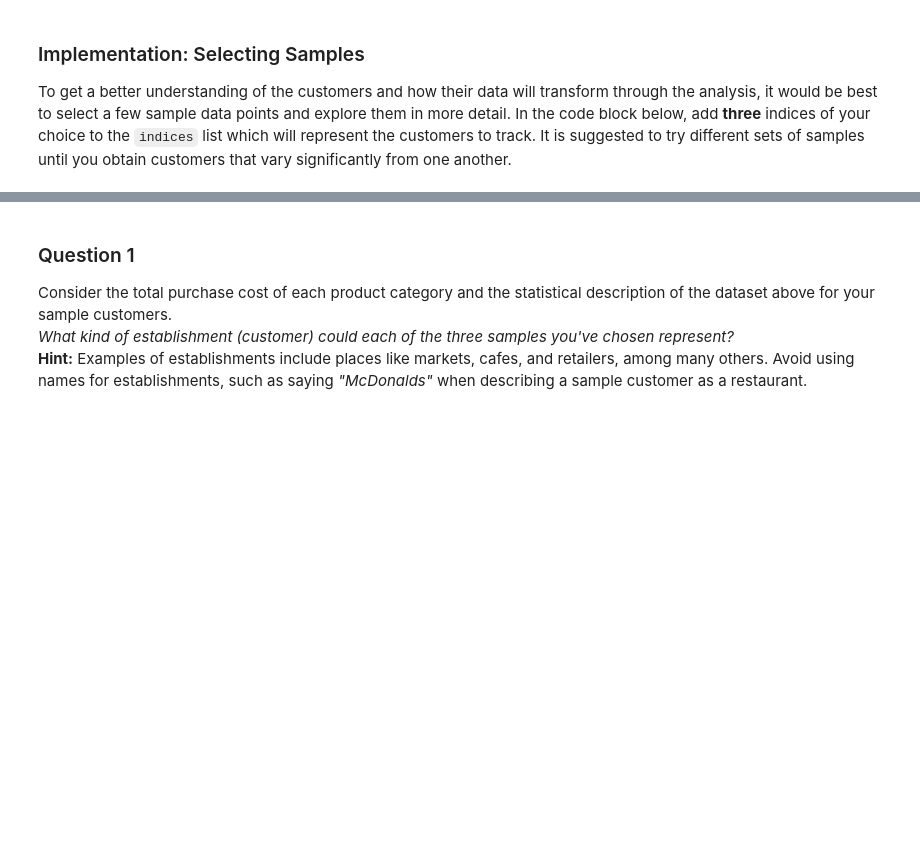
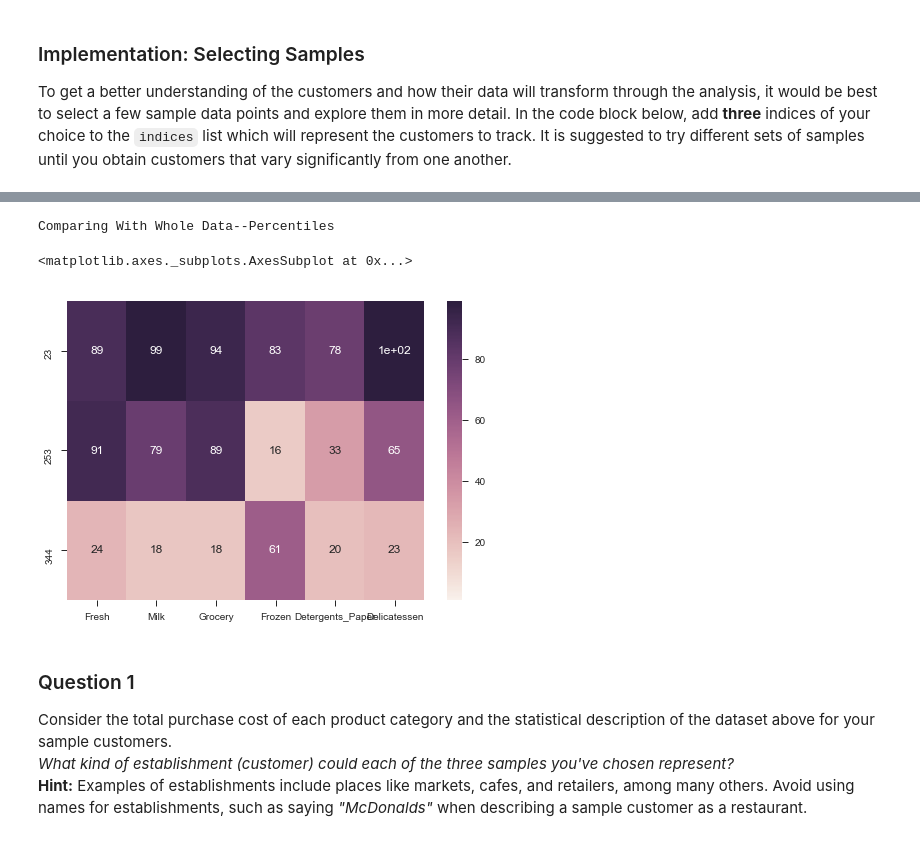
Before and after one commit to phanindravarma38/ConsumerAnalysys_UnsupervisedLearning, a Jupyter notebook: customer_segments.ipynb, the cells around one changed output, grey strips where cells are left out. Saved outputs shown, nothing was run; the diff lists cells and outputs as text; code cells hidden in the pictures; blank space fills up the shorter version.

```diff
--- a/customer_segments.ipynb
+++ b/customer_segments.ipynb
@@ -115,3 +209,11 @@ Chosen samples of wholesale customers dataset:
+# %%
+print "Comparing With Whole Data--Percentiles"
+
+sns.heatmap((100*data.rank(pct=True)).iloc[indices], vmin=1, vmax=99, annot=True)
+# %% [output]
+Comparing With Whole Data--Percentiles
+<matplotlib.axes._subplots.AxesSubplot at 0x...>
+[figure, added]
 # %% [markdown]
 ### Question 1
 Consider the total purchase cost of each product category and the statistical description of the dataset above for your sample customers.
```
Also changed, not shown: parts of 23 cells of this notebook.
